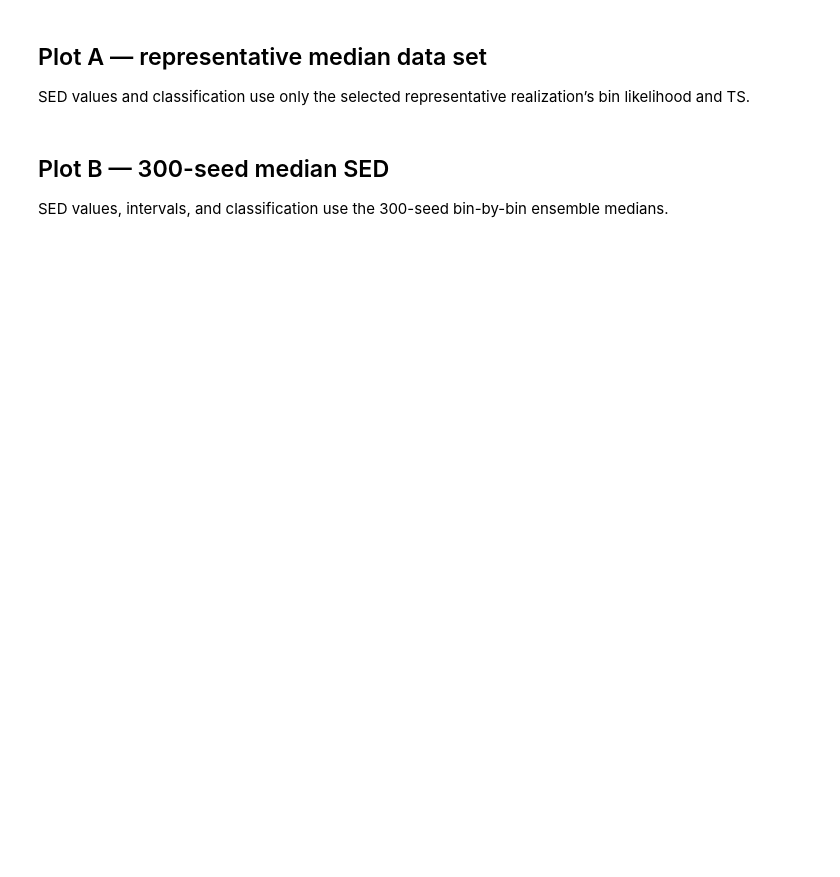
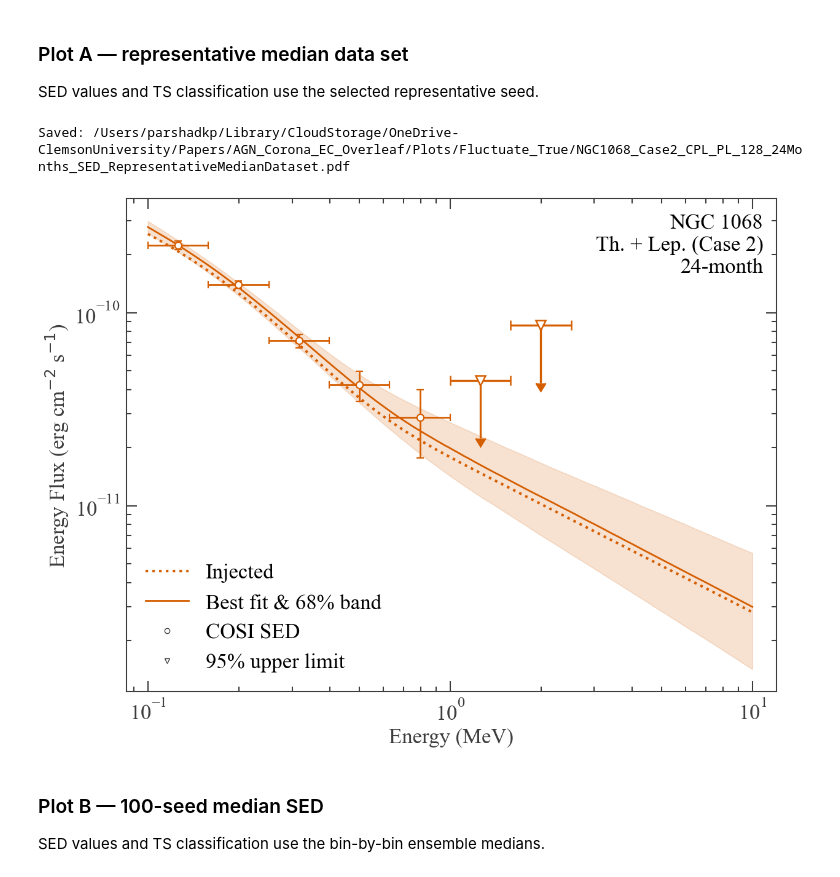
Before and after one commit to parshadkp/cosipy, a Jupyter notebook: docs/tutorials/spectral_fits/continuum_fit/AGN/Fluctuate_True/NGC1068_Paper_Plots_TH_NTH_Fluctuate_True.ipynb, the cells around one changed output. Drawn from its saved outputs; the diff is of its cells as text; code cells hidden in the pictures; blank space fills up the shorter version.

```diff
--- a/docs/tutorials/spectral_fits/continuum_fit/AGN/Fluctuate_True/NGC1068_Paper_Plots_TH_NTH_Fluctuate_True.ipynb
+++ b/docs/tutorials/spectral_fits/continuum_fit/AGN/Fluctuate_True/NGC1068_Paper_Plots_TH_NTH_Fluctuate_True.ipynb
@@ -72,16 +593,22 @@ print(f"Saved: {fit_summary_path}")
 # %%
-fit_24m = fits[24]
-flux_curves_24m = evaluate_flux_curves(fit_24m)
-sed_products_24m = build_sed_products(
-    fit_24m,
-    n_sed_bins=N_SED_BINS,
+representative_sed = fit_representative_sed(
+    source_expectation=source_expectation_24m,
+    background_expectation=background_24m, data_histogram=data_24m,
+    injected_shape=injected_shape, n_sed_bins=N_SED_BINS,
+    energy_min_keV=100.0, energy_max_keV=10000.0,
+    background_pseudocount=BACKGROUND_PSEUDOCOUNT, detection_ts=4.0,
+)
+representative_sed = classify_representative_sed(representative_sed, detection_ts=4.0)
+
+_, ensemble_summary, _, ensemble_summary_file = run_or_load_manifest_sed_ensemble(
+    manifest=manifest_24m, source_expectation=source_expectation_24m,
+    background_expectation=background_24m, injected_shape=injected_shape,
+    n_sed_bins=N_SED_BINS, energy_min_keV=100.0, energy_max_keV=10000.0,
     background_pseudocount=BACKGROUND_PSEUDOCOUNT,
-    recompute_ensemble=SED_ENSEMBLE_RECOMPUTE,
-    expected_seed_count=300,
+    recompute=SED_ENSEMBLE_RECOMPUTE, detection_ts=4.0,
+    expected_seed_count=SED_ENSEMBLE_SEED_COUNT,
 )
-display(sed_products_24m["representative"][[
-    "bin_index", "ts_value", "plot_role", "excess_counts",
-]])
-display(sed_products_24m["ensemble_summary"][[
-    "bin_index", "ts_median", "plot_role", "fraction_ts_zero",
-]])
+ensemble_sed = ensemble_summary_to_sed_dataframe(ensemble_summary)
+
+display(representative_sed[["bin_index", "ts_value", "plot_role", "excess_counts"]])
+display(ensemble_summary[["bin_index", "ts_median", "plot_role", "fraction_ts_zero"]])
@@ -88,20 +685,17 @@ display(sed_products_24m["ensemble_summary"][[
 # %% [markdown]
-## Plot A — representative median data set
+### Plot A — representative median data set
 
-SED values and classification use only the selected representative realization’s bin likelihood and TS.
+SED values and TS classification use the selected representative seed.
 # %%
-representative_plot_path = PLOT_DIR / "NGC1068_Case2_CPL_PL_128_24Months_SED_RepresentativeMedianDataset.pdf"
-fig_representative, ax_representative = plot_sed(
-    fit_24m,
-    flux_curves_24m,
-    sed_products_24m["representative"],
-    title="NGC 1068\nTh. + Lep. (Case 2)\n24-month",
-    color="#D55E00",
-    save_path=representative_plot_path,
+fig_representative, ax_representative = plot_sed_dataframe(
+    representative_sed, PLOT_DIR / "NGC1068_Case2_CPL_PL_128_24Months_SED_RepresentativeMedianDataset.pdf",
 )
 plt.show()
+# %% [output]
+Saved: /Users/parshadkp/Library/CloudStorage/OneDrive-ClemsonUniversity/Papers/AGN_Corona_EC_Overleaf/Plots/Fluctuate_True/NGC1068_Case2_CPL_PL_128_24Months_SED_RepresentativeMedianDataset.pdf
+[figure, added]
 # %% [markdown]
-## Plot B — 300-seed median SED
+### Plot B — 100-seed median SED
 
-SED values, intervals, and classification use the 300-seed bin-by-bin ensemble medians.
+SED values and TS classification use the bin-by-bin ensemble medians.
 # %%
```
Also changed, not shown: parts of 23 cells of this notebook, 16 other files.
